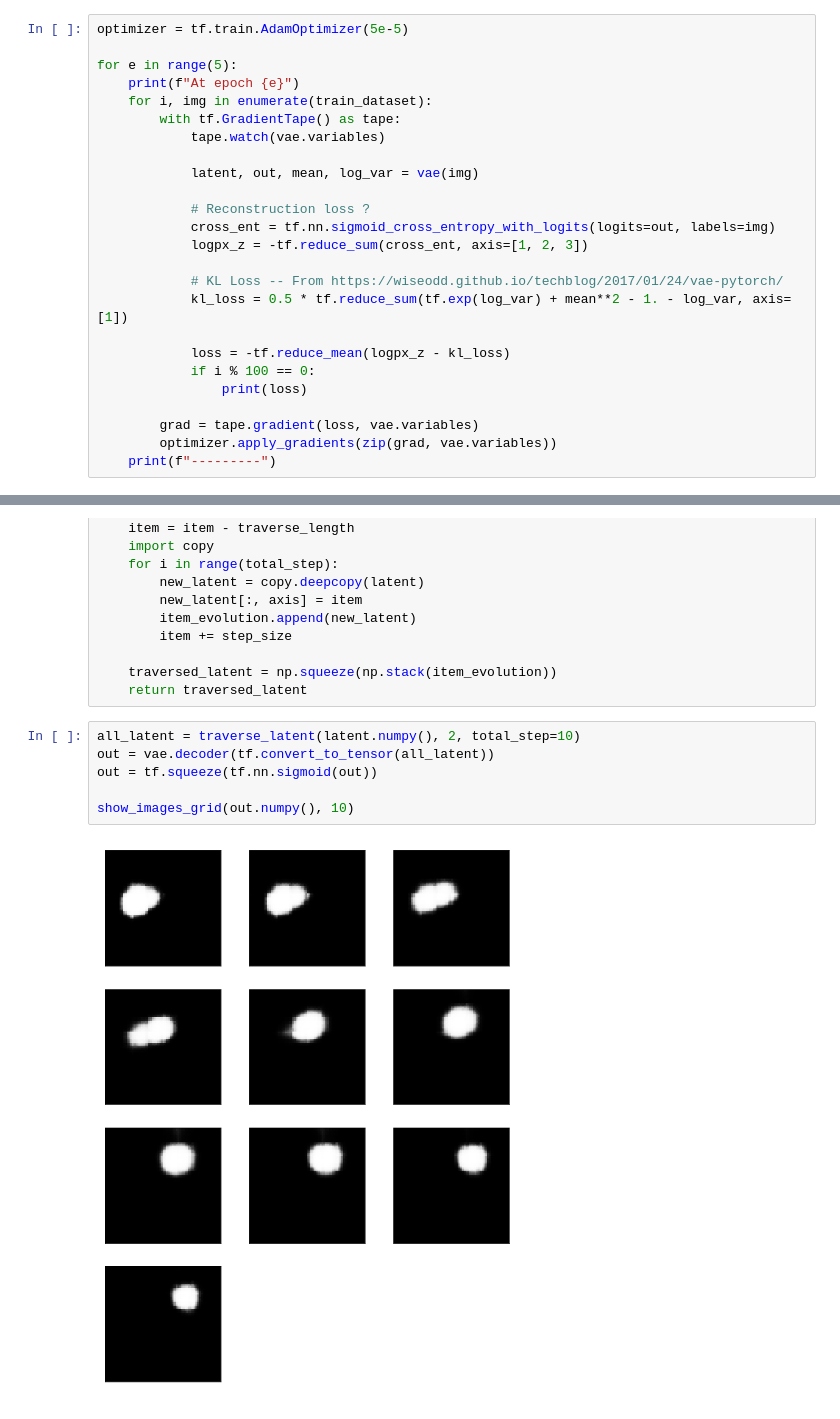
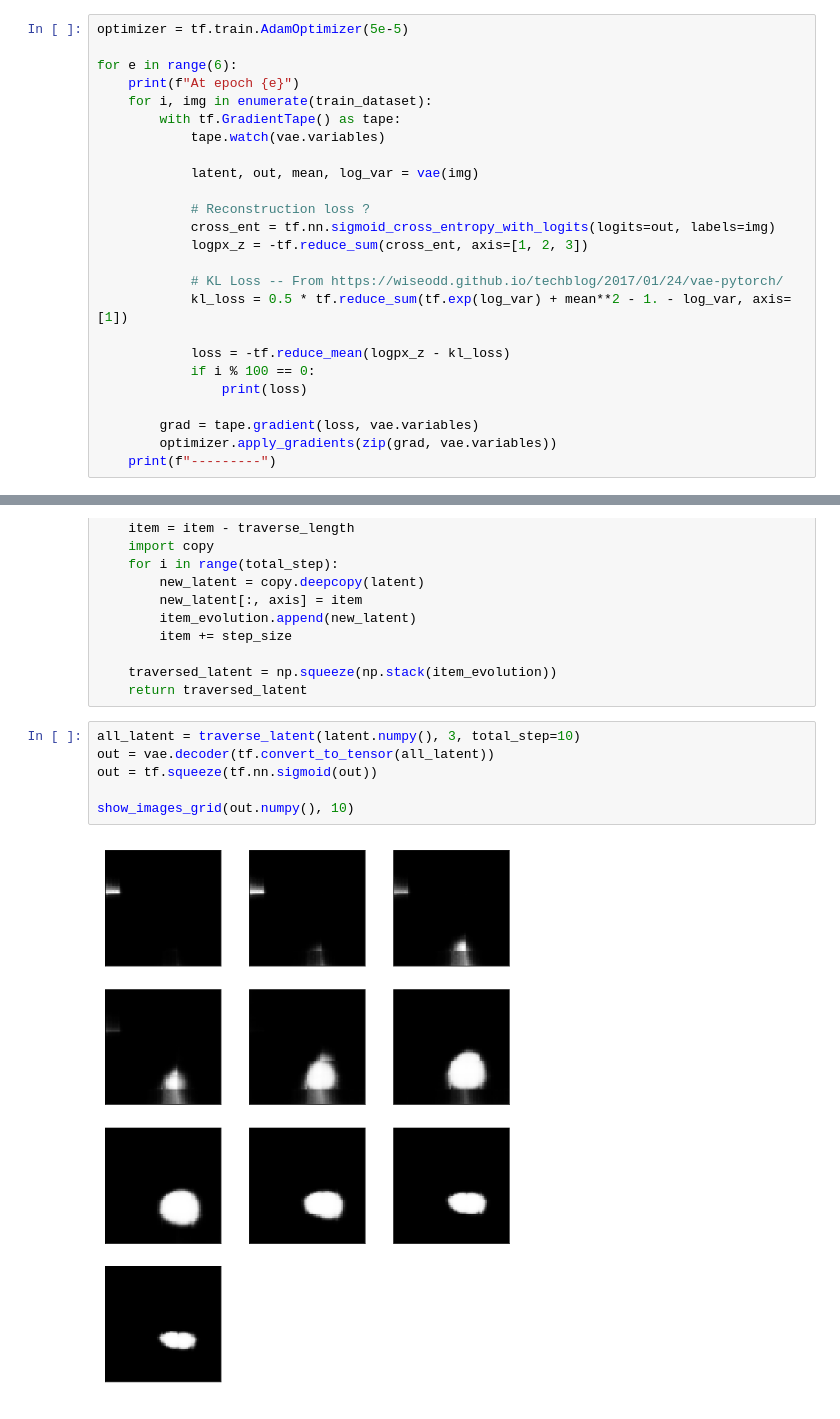
Before and after one commit to Phu-Works/GenerativeModels, a Jupyter notebook: 4-VAE-Sprites.ipynb, the cells around one changed output, grey strips where cells are left out. Cells and saved outputs as stored; diff of their text form.

Commit message:
Color Sprite experiment on 10 latent variables

```diff
--- a/4-VAE-Sprites.ipynb
+++ b/4-VAE-Sprites.ipynb
@@ -129,7 +129,7 @@ vae = VAESprite(10)
 # %%
 optimizer = tf.train.AdamOptimizer(5e-5)
 
-for e in range(5):
+for e in range(6):
     print(f"At epoch {e}")
     for i, img in enumerate(train_dataset):
         with tf.GradientTape() as tape:
@@ -258,10 +258,10 @@ def traverse_latent(latent, axis, traverse_length=9, total_step=9):
     traversed_latent = np.squeeze(np.stack(item_evolution))
     return traversed_latent
 # %%
-all_latent = traverse_latent(latent.numpy(), 2, total_step=10)
+all_latent = traverse_latent(latent.numpy(), 3, total_step=10)
 out = vae.decoder(tf.convert_to_tensor(all_latent))
 out = tf.squeeze(tf.nn.sigmoid(out))
 
 show_images_grid(out.numpy(), 10)
 # %% [output]
-[figure, old version]
+[figure, new version]
```
Also changed, not shown: parts of 8 cells of this notebook, 2 other files.
